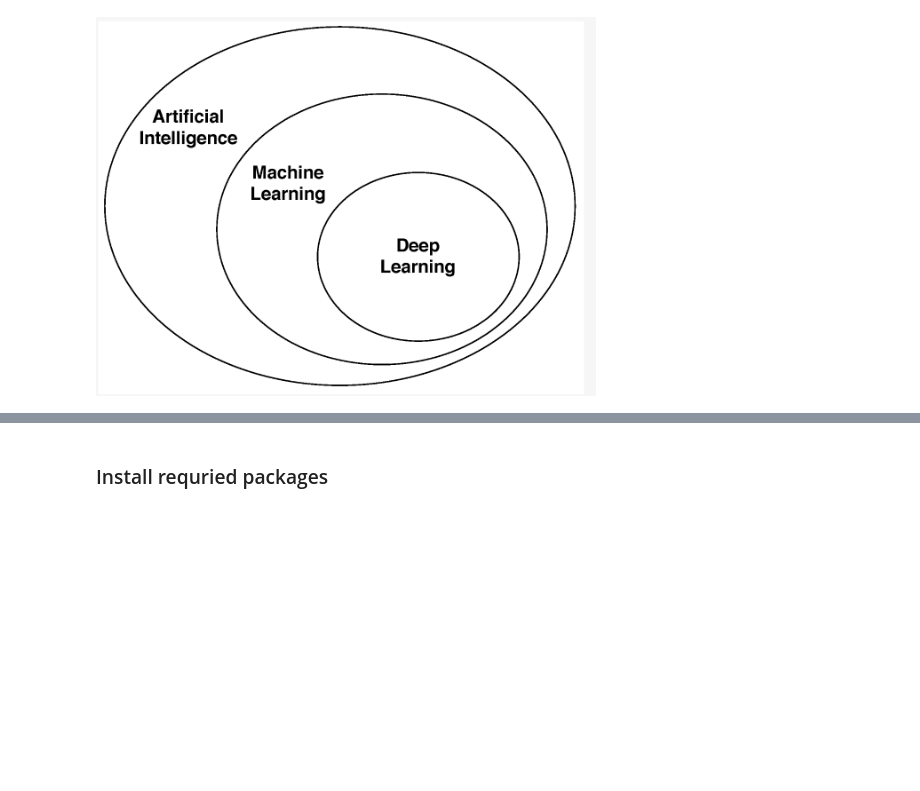
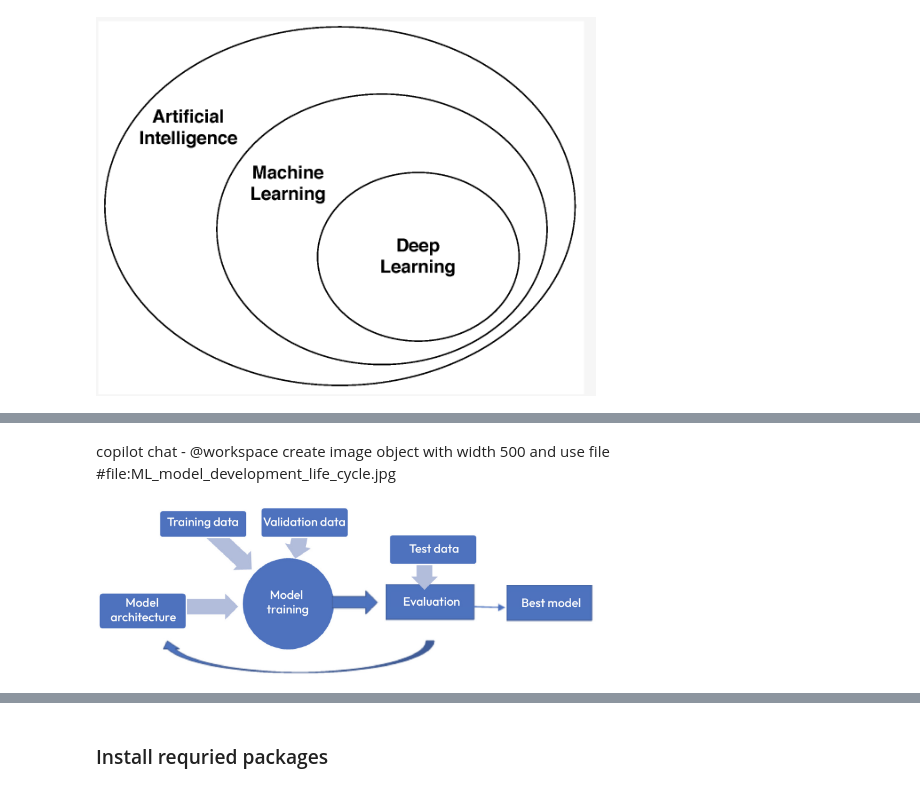
Before and after one commit to trueblood/BinaryClassifcationModel_Example, a Jupyter notebook: fall_detection_perceptron.ipynb, the cells around one changed output, grey strips where cells are left out. Cells and saved outputs as stored; diff of their text form; code cells hidden in the pictures; blank space fills up the shorter version.

```diff
--- a/fall_detection_perceptron.ipynb
+++ b/fall_detection_perceptron.ipynb
@@ -91,0 +118,6 @@ Image(filename='./images/overviewai.png', width=500) # run to display image
+# %% [markdown]
+copilot chat - @workspace create image object with width 500 and use file #file:ML_model_development_life_cycle.jpg
+# %%
+Image(filename='images/ML_model_development_life_cycle.jpg', width=500)
+# %% [output]
+[figure, added]
```
Also changed, not shown: parts of 27 cells of this notebook, 3 other files.
